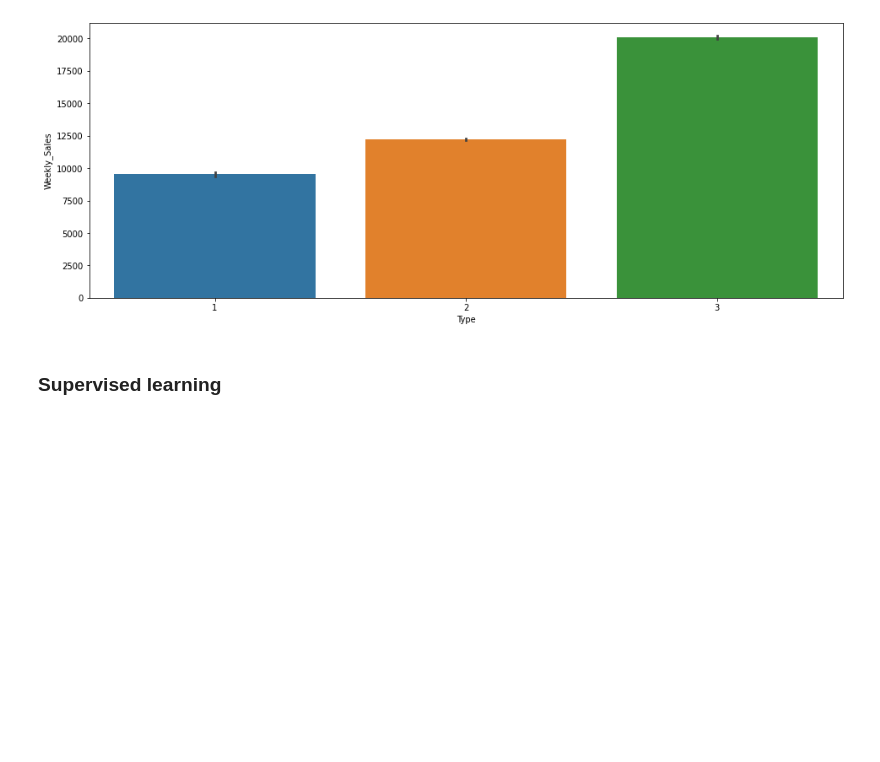
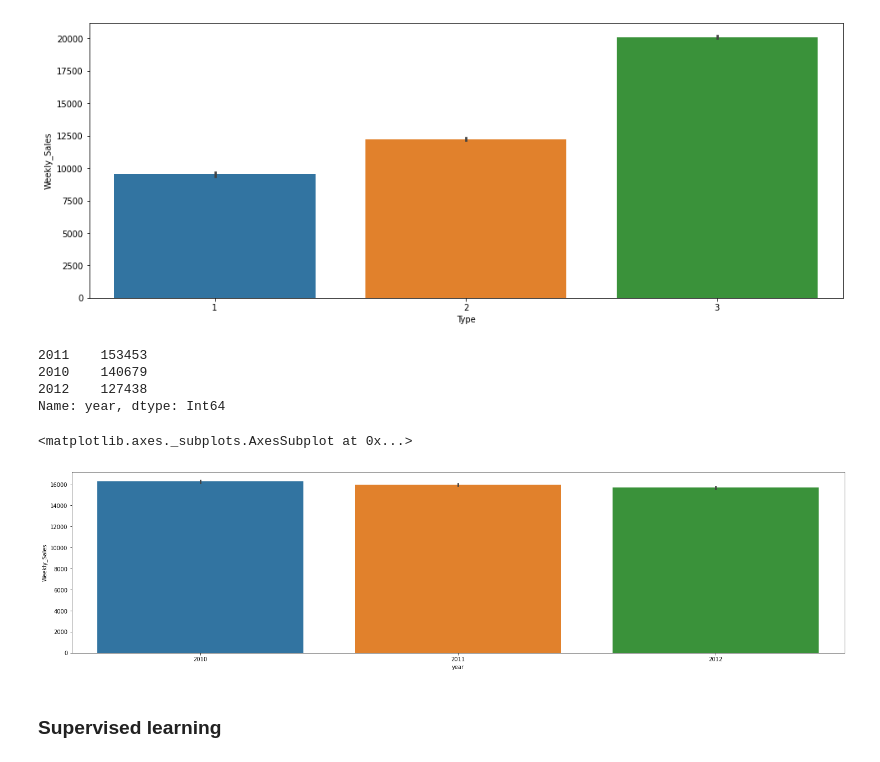
Before and after one commit to ClovisMonteiro/Data-solutions, a Jupyter notebook: Task_2_Walmart_Sales_Prediction.ipynb, the cells around one changed output. Cells and saved outputs as stored; diff of their text form; code cells hidden in the pictures; blank space fills up the shorter version.

```diff
--- a/Task_2_Walmart_Sales_Prediction.ipynb
+++ b/Task_2_Walmart_Sales_Prediction.ipynb
@@ -520,6 +520,19 @@ sns.barplot(x='Type', y='Weekly_Sales', data=df_train)
 # %% [output]
 <matplotlib.axes._subplots.AxesSubplot at 0x...>
 [figure]
+# %%
+df_train['year'].value_counts()
+# %% [output]
+2011    153453
+2010    140679
+2012    127438
+Name: year, dtype: Int64
+# %%
+plt.figure(figsize=(25,6))
+sns.barplot(x='year', y='Weekly_Sales', data=df_train)
+# %% [output]
+<matplotlib.axes._subplots.AxesSubplot at 0x...>
+[figure, added]
 # %% [markdown]
 ### Supervised learning
 # %%
```
Also changed, not shown: parts of 12 cells of this notebook.
